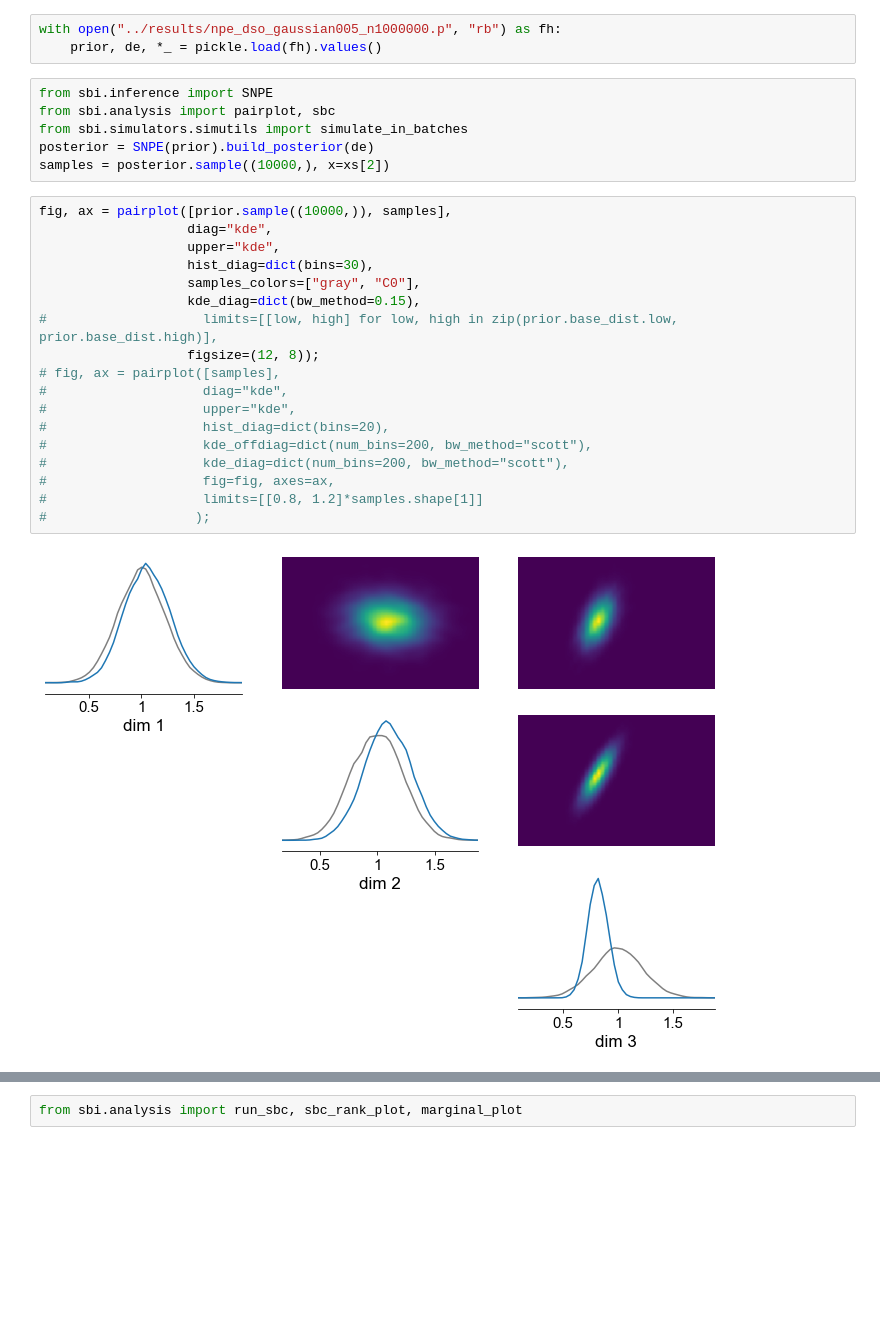
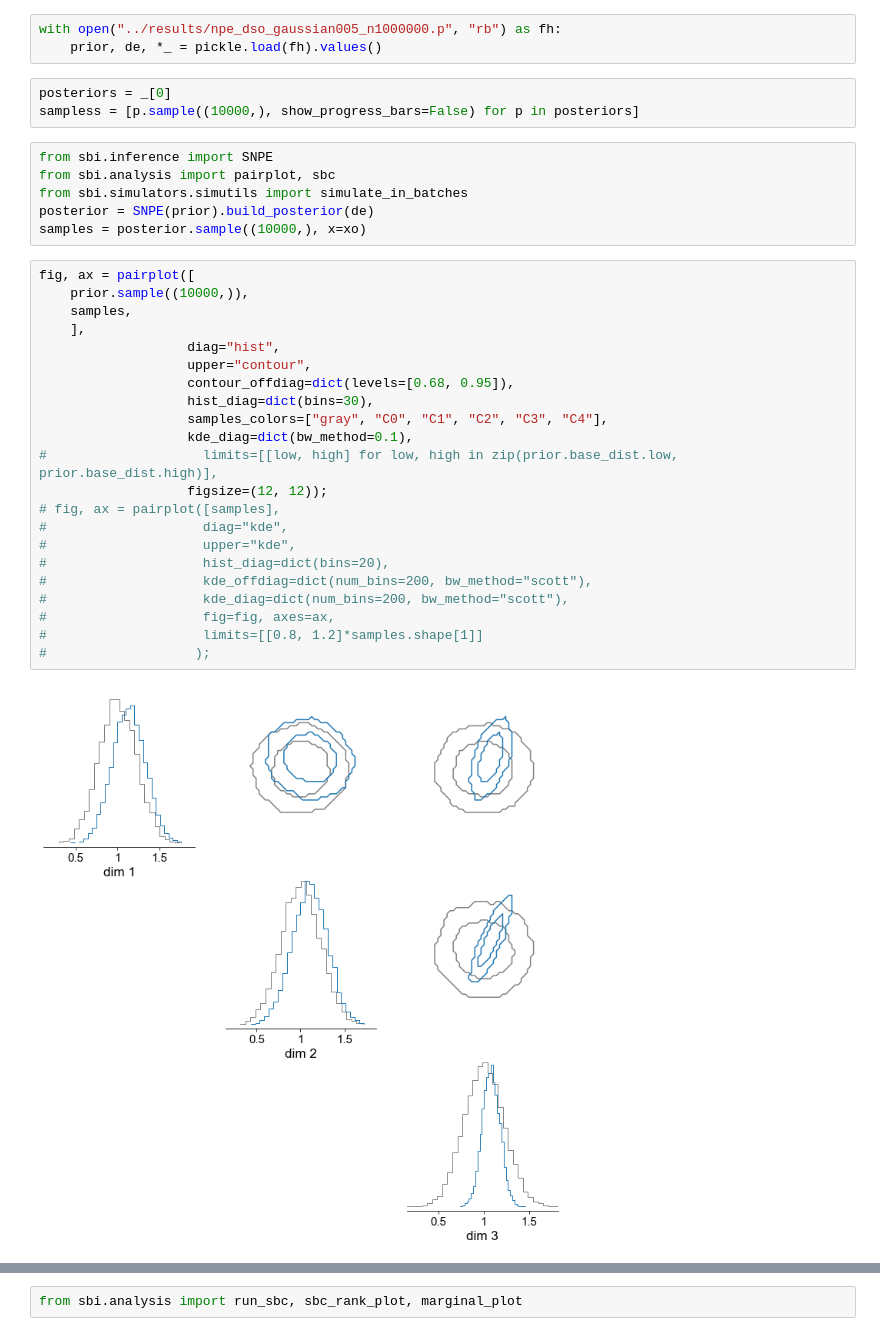
Before and after one commit to mackelab/sbi-for-connectomics, a Jupyter notebook: figures/Two-param-DSO-rule.ipynb, the cells around one changed output, grey strips where cells are left out. Cells and saved outputs as stored; diff of their text form; blank space fills up the shorter version.

```diff
--- a/figures/Two-param-DSO-rule.ipynb
+++ b/figures/Two-param-DSO-rule.ipynb
@@ -132,32 +137,39 @@ plt.savefig("prior_predictive.png", dpi=300, bbox_inches='tight')
 # %%
 with open("../results/npe_dso_gaussian005_n1000000.p", "rb") as fh:
     prior, de, *_ = pickle.load(fh).values()
+# %%
+posteriors = _[0]
+sampless = [p.sample((10000,), show_progress_bars=False) for p in posteriors]
 # %%
 from sbi.inference import SNPE
 from sbi.analysis import pairplot, sbc
 from sbi.simulators.simutils import simulate_in_batches
 posterior = SNPE(prior).build_posterior(de)
-samples = posterior.sample((10000,), x=xs[2])
+samples = posterior.sample((10000,), x=xo)
 # %%
-fig, ax = pairplot([prior.sample((10000,)), samples],
-                   diag="kde",
-                   upper="kde",
+fig, ax = pairplot([
+    prior.sample((10000,)),
+    samples,
+    ],
+                   diag="hist",
+                   upper="contour",
+                   contour_offdiag=dict(levels=[0.68, 0.95]),
                    hist_diag=dict(bins=30),
-                   samples_colors=["gray", "C0"],
-                   kde_diag=dict(bw_method=0.15),
+                   samples_colors=["gray", "C0", "C1", "C2", "C3", "C4"],
+                   kde_diag=dict(bw_method=0.1),
 #                    limits=[[low, high] for low, high in zip(prior.base_dist.low, prior.base_dist.high)],
-                   figsize=(12, 8));
+                   figsize=(12, 12));
 # fig, ax = pairplot([samples],
 #                    diag="kde",
 #                    upper="kde",
 #                    hist_diag=dict(bins=20),
 #                    kde_offdiag=dict(num_bins=200, bw_method="scott"),
 #                    kde_diag=dict(num_bins=200, bw_method="scott"),
 #                    fig=fig, axes=ax,
 #                    limits=[[0.8, 1.2]*samples.shape[1]]
 #                   );
 # %% [output]
-[figure, old version]
+[figure, new version]
 # %%
 np.corrcoef(samples, rowvar=False)
 # %% [output]
```
Also changed, not shown: parts of 5 cells of this notebook, 4 other files.
